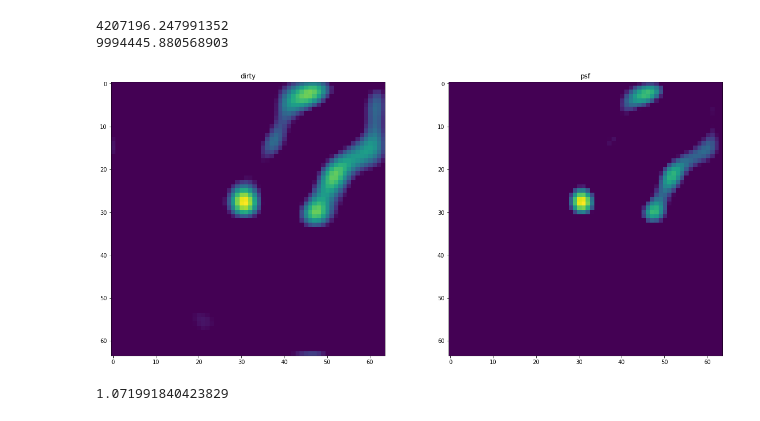
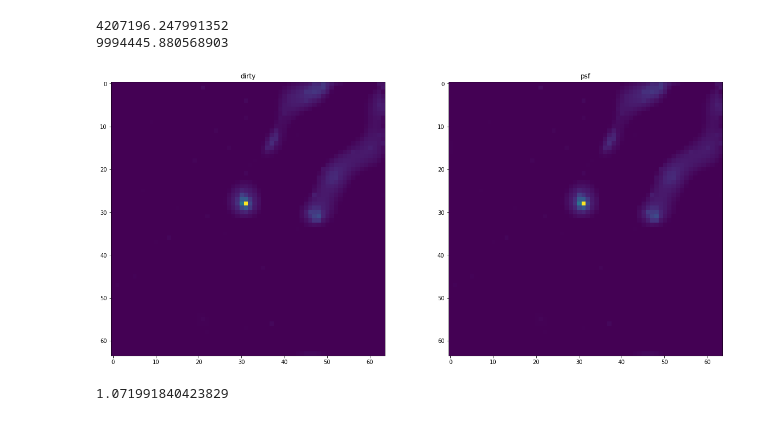
Before and after one commit to lord-blueberry/p8-pipeline, a Jupyter notebook: sandbox/ipython_workspace/CD_Try.ipynb, the cells around one changed output. Cells and saved outputs as stored; diff of their text form; code cells hidden in the pictures.

```diff
--- a/sandbox/ipython_workspace/CD_Try.ipynb
+++ b/sandbox/ipython_workspace/CD_Try.ipynb
@@ -502,9 +502,9 @@ print(np.sum(np.square(np.real(res))+np.square(np.imag(res))))
 # %%
 x_w0_comparison = soft_thresh(x - np.reshape(np.dot(conv_pix0, x.flatten()), dim), lambda_cs)
 # %%
-plot_comparison(x_c2, 'dirty', soft_thresh(x_c2_active, lambda_cs), "psf")
+plot_comparison(x_c2+x_w0+x_w1, 'dirty', original, "psf")
 # %% [output]
-[figure, old version]
+[figure, new version]
 # %%
 x_w0_comparison[x_w0_comparison > 0 ] = 1
 # %%
```
Also changed, not shown: 1 other file.
